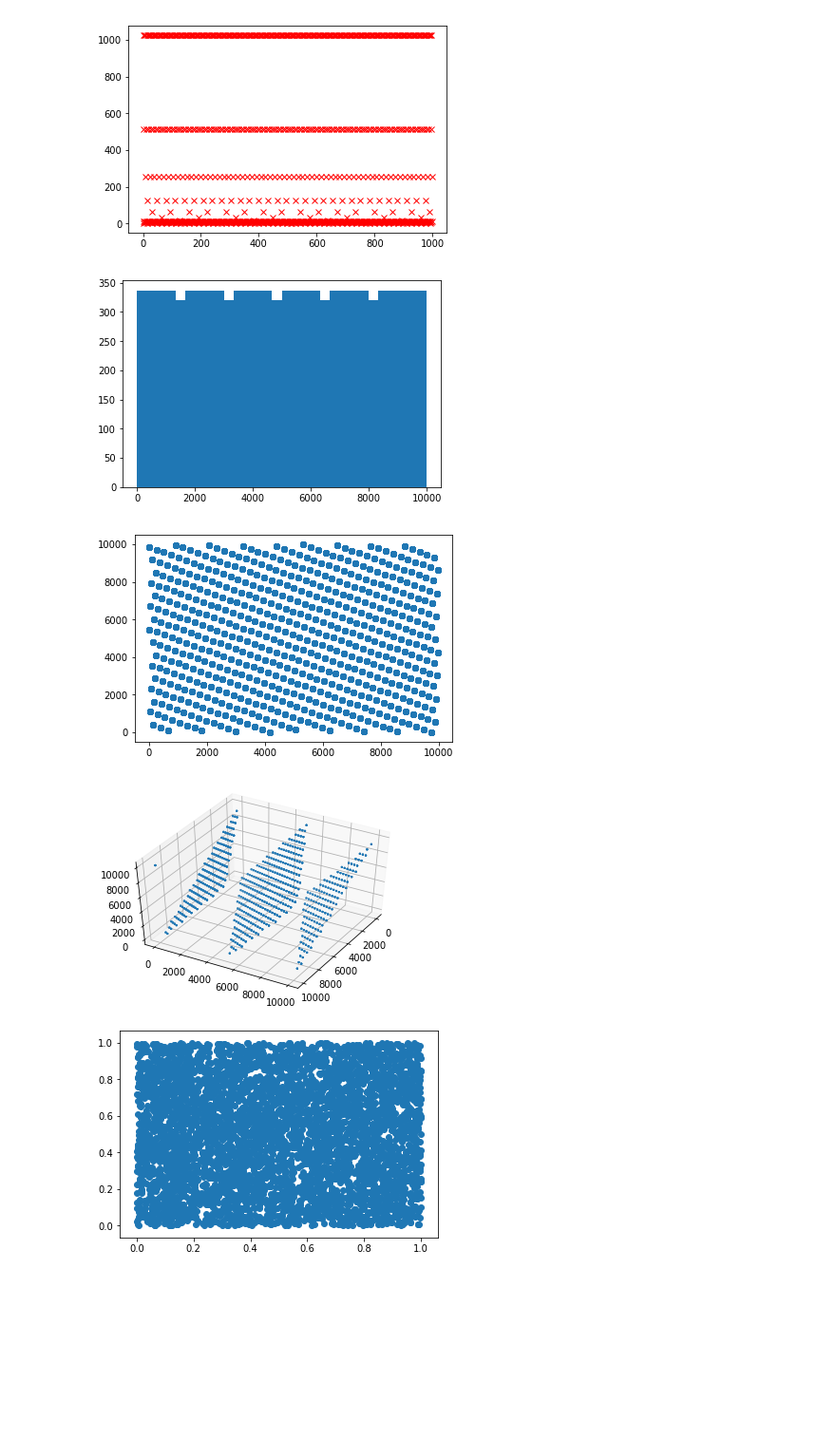
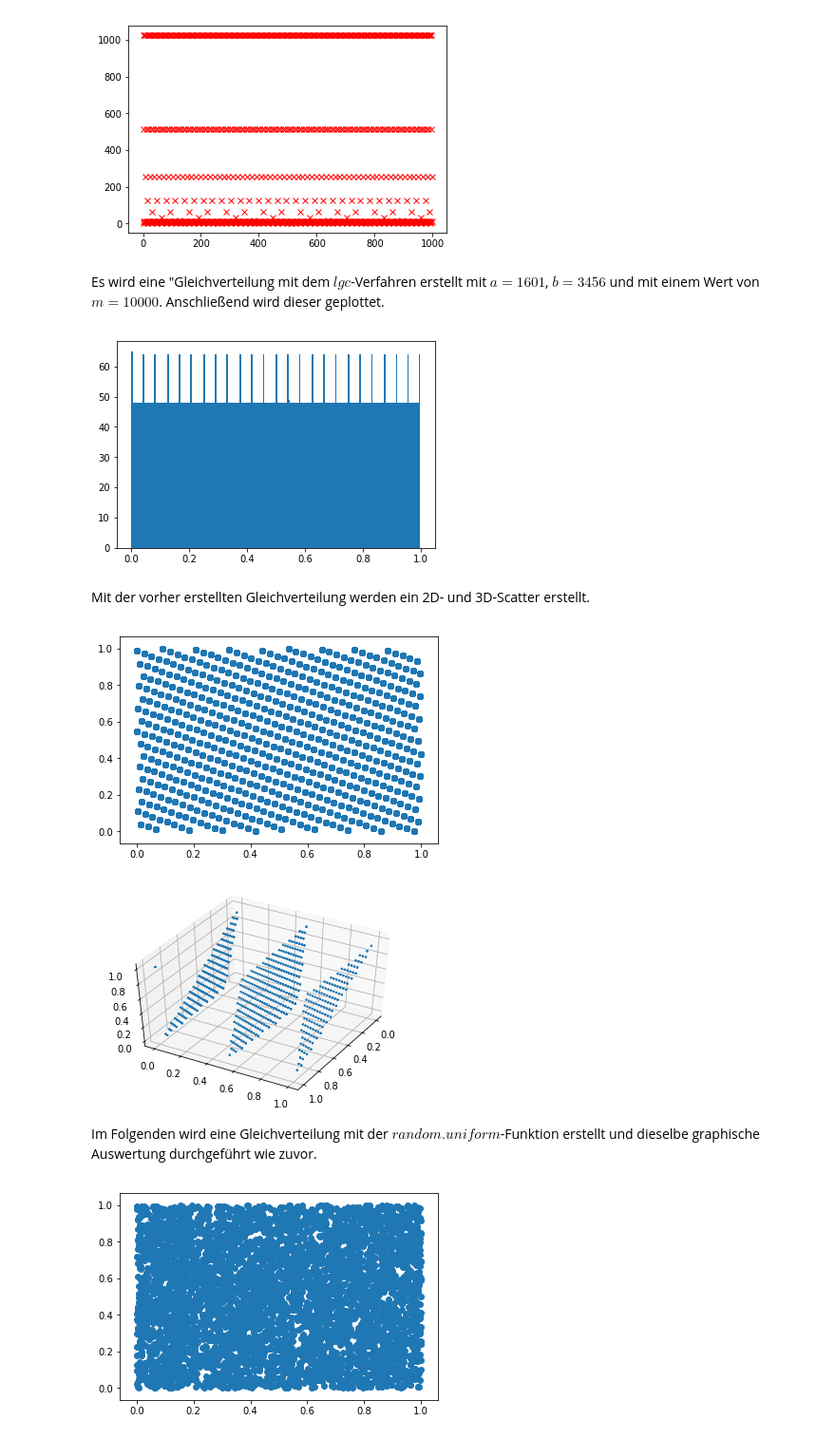
Before and after one commit to jpwgnr/SMD_Abgaben, a Jupyter notebook: Blatt3_Schubert_Herdieckerhoff_Overhoff/Blatt3.ipynb, the cells around one changed output. Shown at 95% size. Cells and saved outputs as stored; diff of their text form; code cells hidden in the pictures; blank space fills up the shorter version.

```diff
--- a/Blatt3_Schubert_Herdieckerhoff_Overhoff/Blatt3.ipynb
+++ b/Blatt3_Schubert_Herdieckerhoff_Overhoff/Blatt3.ipynb
@@ -125,19 +143,23 @@ plt.plot(a, y, "rx")
 None
 # %% [output]
 [figure]
+# %% [markdown]
+Es wird eine "Gleichverteilung mit dem $lgc$-Verfahren erstellt mit $a = 1601$, $b = 3456$ und mit einem Wert von $m = 10000$. Anschließend wird dieser geplottet.
 # %%
 def newlgc(n, seeed):
     x = np.array([seeed])
     for i in range(n):
         x = np.append(x, (1601*x[i]+3456)%10000)
-    return x
+    return x/10000
 
 a = newlgc(10001, 20) #verschiedene Seeeds testen?, vielleicht for loop
 b = newlgc(10001, 20)
 plt.figure(7)
-plt.hist(a, bins= 30);
+plt.hist(a, bins= 200);
 # %% [output]
-[figure, old version]
+[figure, new version]
+# %% [markdown]
+Mit der vorher erstellten Gleichverteilung werden ein 2D- und 3D-Scatter erstellt.
 # %%
 #2D
 neu1 = a[0::2]
@@ -162,7 +184,9 @@ s=5,  # smaller points
 )
 None
 # %% [output]
-[figure, old version]
+[figure, new version]
-[figure, old version]
+[figure, new version]
+# %% [markdown]
+Im Folgenden wird eine Gleichverteilung mit der $random.uniform$-Funktion erstellt und dieselbe graphische Auswertung durchgeführt wie zuvor.
 # %%
 #2D
```
Also changed, not shown: parts of 16 cells of this notebook.
